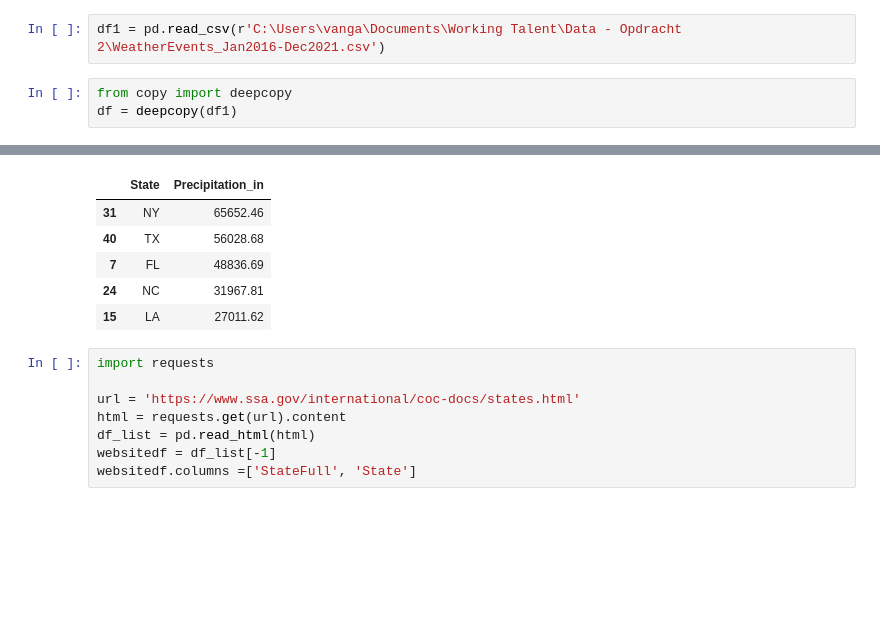
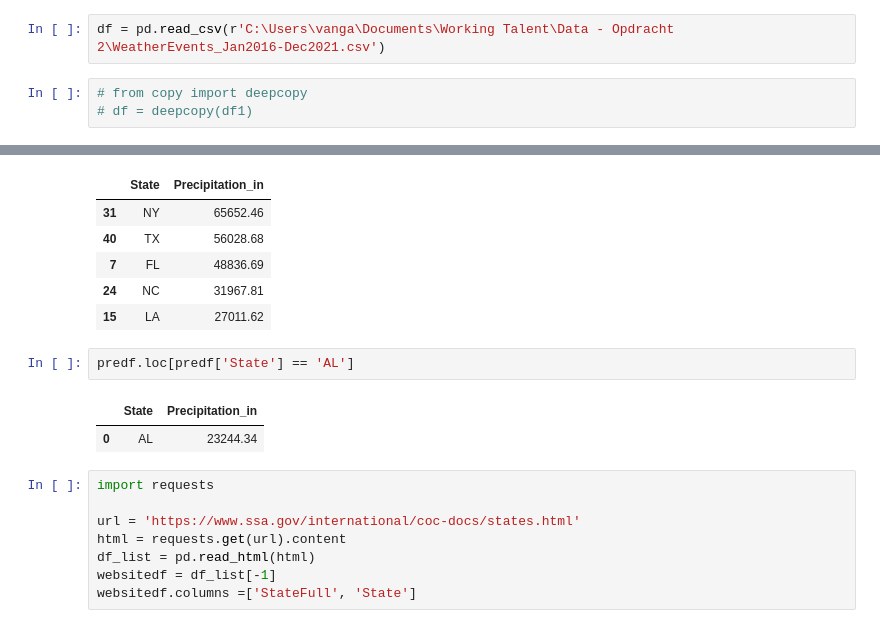
Before and after one commit to maxvangalen/WT-Data, a Jupyter notebook: USweather.ipynb, the cells around one changed output, grey strips where cells are left out. Saved outputs shown, nothing was run; the diff lists cells and outputs as text; blank space fills up the shorter version.

```diff
--- a/USweather.ipynb
+++ b/USweather.ipynb
@@ -3,10 +3,10 @@
 # %%
 import pandas as pd
 # %%
-df1 = pd.read_csv(r'C:\Users\vanga\Documents\Working Talent\Data - Opdracht 2\WeatherEvents_Jan2016-Dec2021.csv')
+df = pd.read_csv(r'C:\Users\vanga\Documents\Working Talent\Data - Opdracht 2\WeatherEvents_Jan2016-Dec2021.csv')
 # %%
-from copy import deepcopy
-df = deepcopy(df1)
+# from copy import deepcopy
+# df = deepcopy(df1)
 # %%
 df.head(5)
 # %% [output]
@@ -86,6 +86,11 @@ predf.head(5)
 | 7 | FL | 48836.69 |
 | 24 | NC | 31967.81 |
 | 15 | LA | 27011.62 |
+# %%
+predf.loc[predf['State'] == 'AL']
+# %% [output]
+|  | State | Precipitation_in |
+| 0 | AL | 23244.34 |
 # %%
 import requests
 
```
Also changed, not shown: 2 other files.
